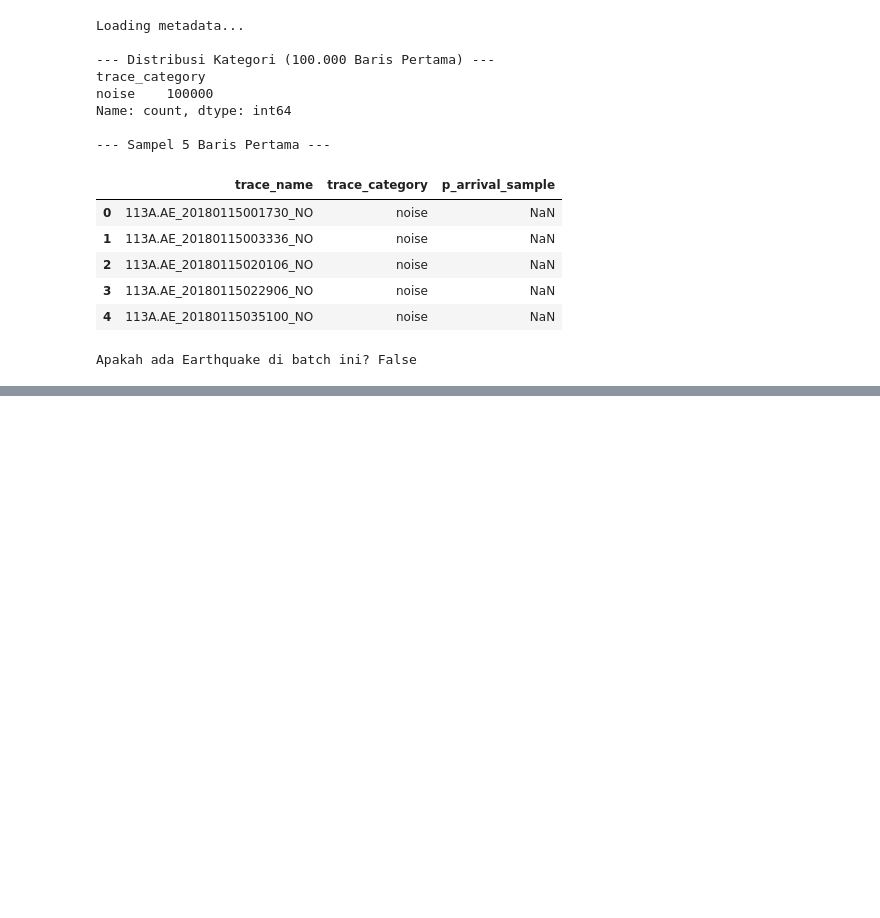
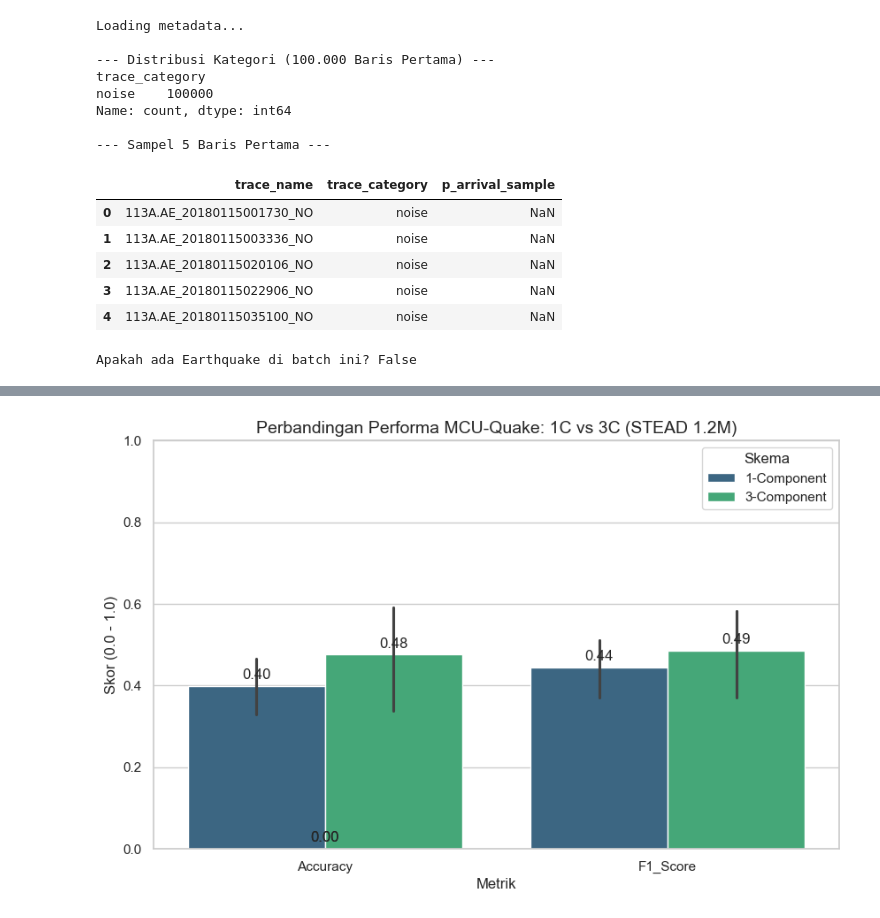
Before and after one commit to verykurniabakti/seismiccode, a Jupyter notebook: mcu_quake/code_gen_trying/cek_ricek.ipynb, the cells around one changed output, grey strips where cells are left out. Cells and saved outputs as stored; diff of their text form; code cells hidden in the pictures; blank space fills up the shorter version.

```diff
--- a/mcu_quake/code_gen_trying/cek_ricek.ipynb
+++ b/mcu_quake/code_gen_trying/cek_ricek.ipynb
@@ -57,0 +157,56 @@ Apakah ada Earthquake di batch ini? False
+# %%
+import pandas as pd
+import matplotlib.pyplot as plt
+import seaborn as sns
+import json
+import glob
+import os
+
+def visualisasi_hasil_benchmark(folder_1c, folder_3c):
+    # 1. Fungsi internal untuk membaca folder
+    def ambil_data(folder, label):
+        files = glob.glob(os.path.join(folder, "*.json"))
+        data = []
+        for f in files:
+            with open(f, 'r') as j:
+                content = json.load(j)
+                data.append({
+                    "Skema": label,
+                    "Accuracy": content.get("Accuracy (avg.)"),
+                    "F1_Score": content.get("F1-score (avg.)")
+                })
+        return data
+
+    # 2. Ambil data dari kedua path SSD Bapak
+    data_1c = ambil_data(folder_1c, "1-Component")
+    data_3c = ambil_data(folder_3c, "3-Component")
+    df = pd.DataFrame(data_1c + data_3c)
+
+    # 3. Membuat Visualisasi
+    plt.figure(figsize=(10, 6))
+    sns.set_theme(style="whitegrid")
+
+    # Membuat grafik perbandingan metrik
+    df_melted = df.melt(id_vars="Skema", var_name="Metrik", value_name="Nilai")
+    ax = sns.barplot(data=df_melted, x="Metrik", y="Nilai", hue="Skema", palette="viridis")
+
+    plt.title("Perbandingan Performa MCU-Quake: 1C vs 3C (STEAD 1.2M)", fontsize=14)
+    plt.ylim(0, 1.0)
+    plt.ylabel("Skor (0.0 - 1.0)")
+
+    # Menambahkan angka di atas batang
+    for p in ax.patches:
+        ax.annotate(format(p.get_height(), '.2f'),
+                    (p.get_x() + p.get_width() / 2., p.get_height()),
+                    ha = 'center', va = 'center',
+                    xytext = (0, 9),
+                    textcoords = 'offset points')
+
+    plt.show()
+
+# --- EKSEKUSI ---
+path_1c = '/Volumes/Extreme SSD/mcu_quake_big_stead_output_1c'
+path_3c = '/Volumes/Extreme SSD/mcu_quake_bis_stead_output_3c'
+visualisasi_hasil_benchmark(path_1c, path_3c)
+# %% [output]
+[figure, added]
```
Also changed, not shown: parts of 7 cells of this notebook, 5 other files.
